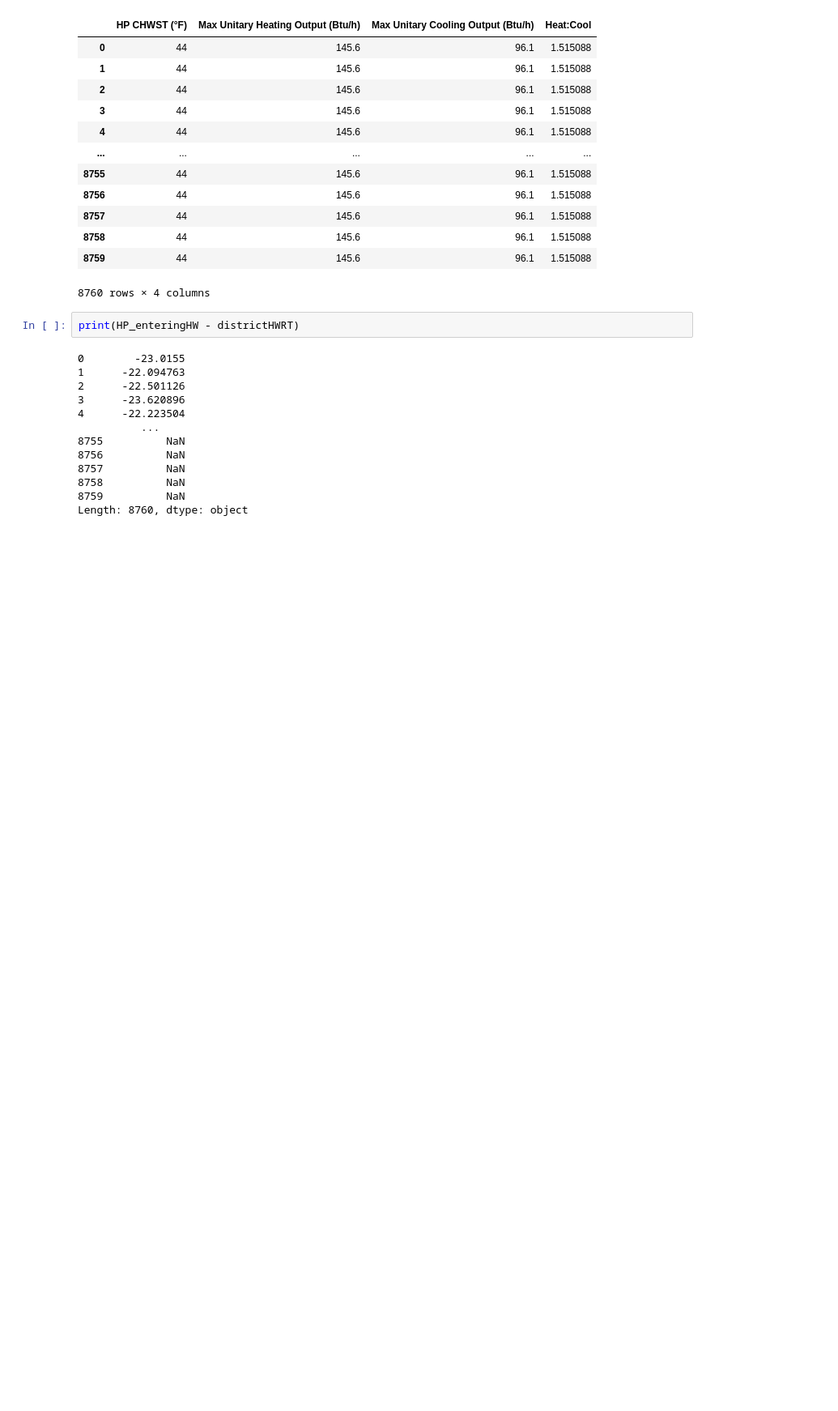
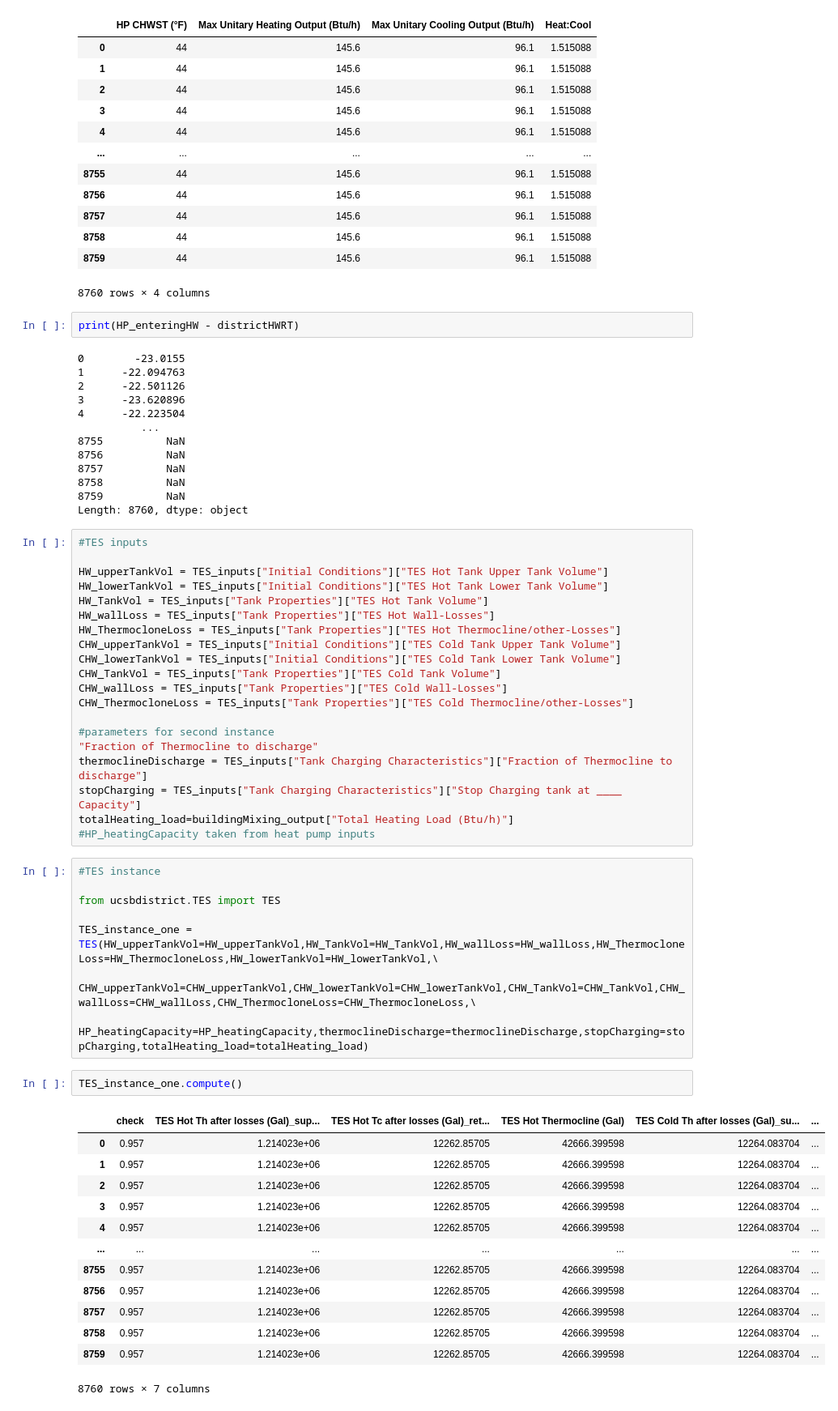
Before and after one commit to NikitaKhatwani/District-system---Engineering-model, a Jupyter notebook: UCSB_CUP Heat pump TES.ipynb, the cells around one changed output. Shown at 81% size. Saved outputs shown, nothing was run; the diff lists cells and outputs as text; blank space fills up the shorter version.

```diff
--- a/UCSB_CUP Heat pump TES.ipynb
+++ b/UCSB_CUP Heat pump TES.ipynb
@@ -91,3 +90,47 @@ print(HP_enteringHW - districtHWRT)
 8758          NaN
 8759          NaN
 Length: 8760, dtype: object
+# %%
+#TES inputs
+
+HW_upperTankVol = TES_inputs["Initial Conditions"]["TES Hot Tank Upper Tank Volume"]
+HW_lowerTankVol = TES_inputs["Initial Conditions"]["TES Hot Tank Lower Tank Volume"]
+HW_TankVol = TES_inputs["Tank Properties"]["TES Hot Tank Volume"]
+HW_wallLoss = TES_inputs["Tank Properties"]["TES Hot Wall-Losses"]
+HW_ThermocloneLoss = TES_inputs["Tank Properties"]["TES Hot Thermocline/other-Losses"]
+CHW_upperTankVol = TES_inputs["Initial Conditions"]["TES Cold Tank Upper Tank Volume"]
+CHW_lowerTankVol = TES_inputs["Initial Conditions"]["TES Cold Tank Lower Tank Volume"]
+CHW_TankVol = TES_inputs["Tank Properties"]["TES Cold Tank Volume"]
+CHW_wallLoss = TES_inputs["Tank Properties"]["TES Cold Wall-Losses"]
+CHW_ThermocloneLoss = TES_inputs["Tank Properties"]["TES Cold Thermocline/other-Losses"]
+
+#parameters for second instance
+"Fraction of Thermocline to discharge"
+thermoclineDischarge = TES_inputs["Tank Charging Characteristics"]["Fraction of Thermocline to discharge"]
+stopCharging = TES_inputs["Tank Charging Characteristics"]["Stop Charging tank at ____ Capacity"]
+totalHeating_load=buildingMixing_output["Total Heating Load (Btu/h)"]
+#HP_heatingCapacity taken from heat pump inputs
+# %%
+#TES instance
+
+from ucsbdistrict.TES import TES
+
+TES_instance_one = TES(HW_upperTankVol=HW_upperTankVol,HW_TankVol=HW_TankVol,HW_wallLoss=HW_wallLoss,HW_ThermocloneLoss=HW_ThermocloneLoss,HW_lowerTankVol=HW_lowerTankVol,\
+          CHW_upperTankVol=CHW_upperTankVol,CHW_lowerTankVol=CHW_lowerTankVol,CHW_TankVol=CHW_TankVol,CHW_wallLoss=CHW_wallLoss,CHW_ThermocloneLoss=CHW_ThermocloneLoss,\
+            HP_heatingCapacity=HP_heatingCapacity,thermoclineDischarge=thermoclineDischarge,stopCharging=stopCharging,totalHeating_load=totalHeating_load)
+# %%
+TES_instance_one.compute()
+# %% [output]
+|  | check | TES Hot Th after losses (Gal)_sup... | TES Hot Tc after losses (Gal)_ret... | TES Hot Thermocline (Gal) | TES Cold Th after losses (Gal)_su... | ... |
+| 0 | 0.957 | 1.214023e+06 | 12262.85705 | 42666.399598 | 12264.083704 | ... |
+| 1 | 0.957 | 1.214023e+06 | 12262.85705 | 42666.399598 | 12264.083704 | ... |
+| 2 | 0.957 | 1.214023e+06 | 12262.85705 | 42666.399598 | 12264.083704 | ... |
+| 3 | 0.957 | 1.214023e+06 | 12262.85705 | 42666.399598 | 12264.083704 | ... |
+| 4 | 0.957 | 1.214023e+06 | 12262.85705 | 42666.399598 | 12264.083704 | ... |
+| ... | ... | ... | ... | ... | ... | ... |
+| 8755 | 0.957 | 1.214023e+06 | 12262.85705 | 42666.399598 | 12264.083704 | ... |
+| 8756 | 0.957 | 1.214023e+06 | 12262.85705 | 42666.399598 | 12264.083704 | ... |
+| 8757 | 0.957 | 1.214023e+06 | 12262.85705 | 42666.399598 | 12264.083704 | ... |
+| 8758 | 0.957 | 1.214023e+06 | 12262.85705 | 42666.399598 | 12264.083704 | ... |
+| 8759 | 0.957 | 1.214023e+06 | 12262.85705 | 42666.399598 | 12264.083704 | ... |
+8760 rows × 7 columns
```
Also changed, not shown: parts of 9 cells of this notebook, 9 other files.
